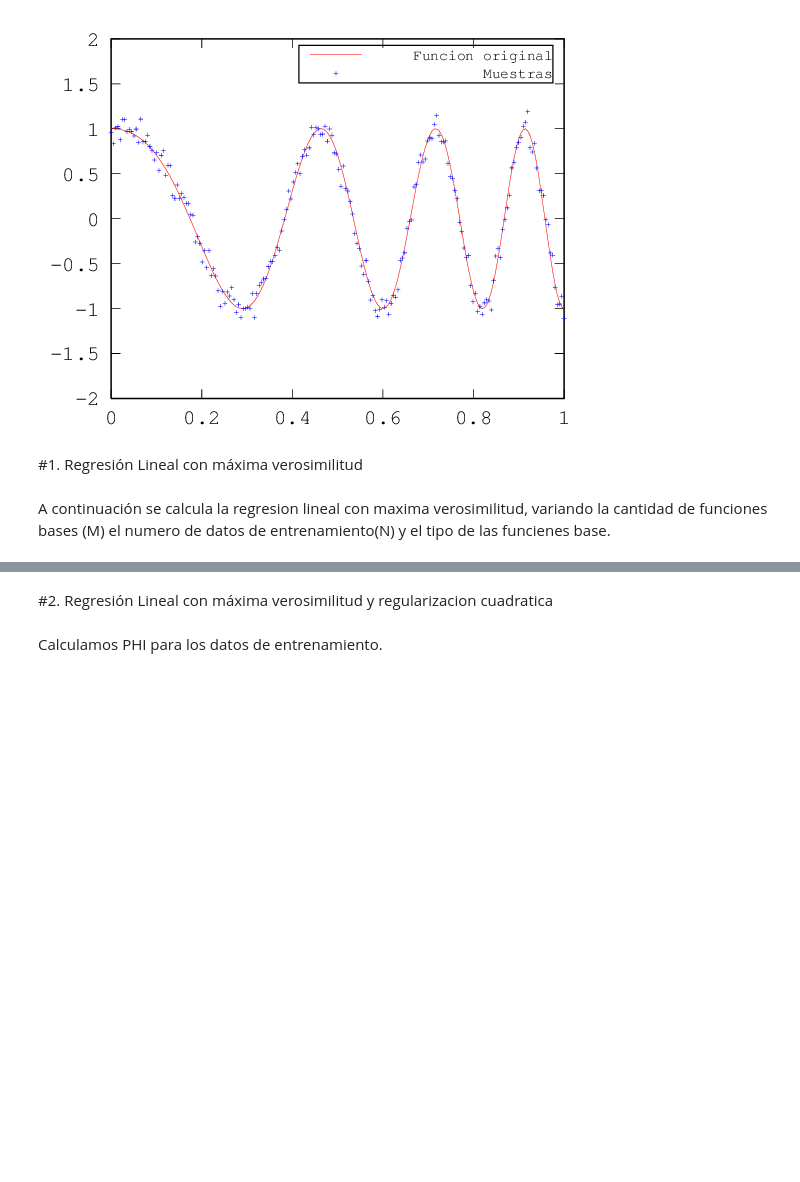
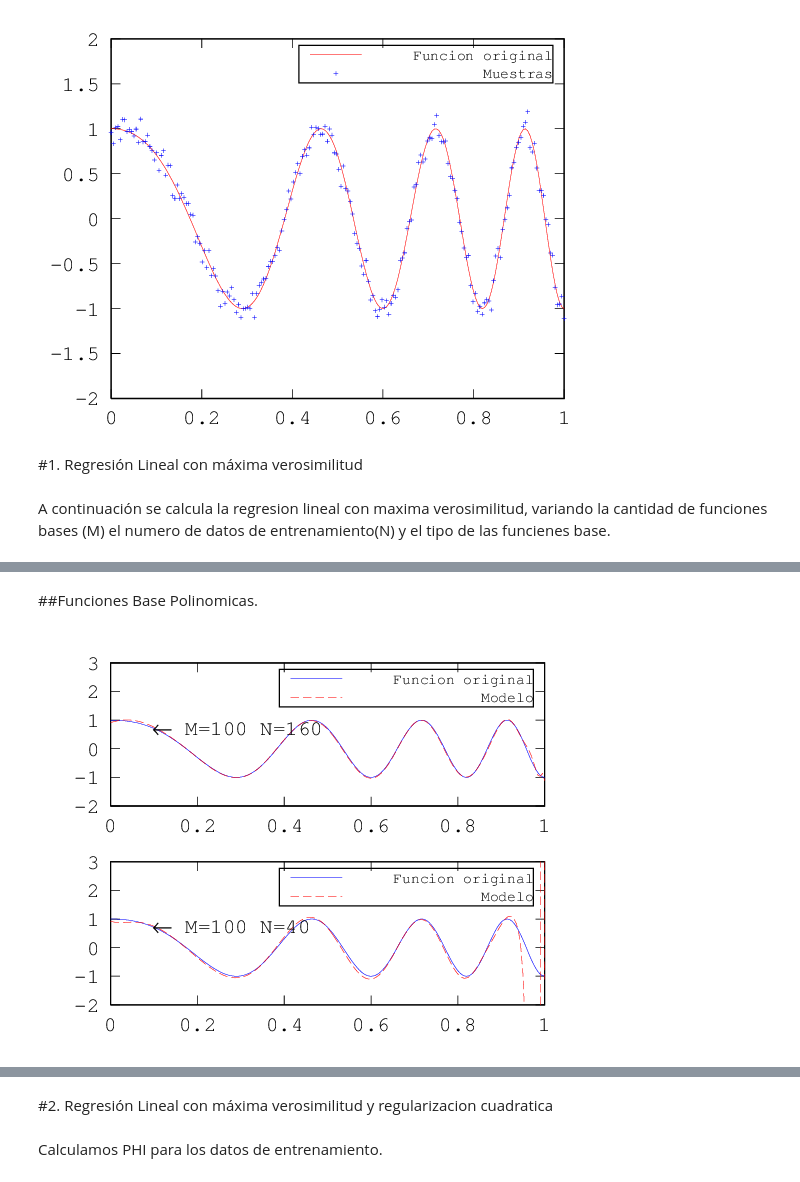
Before and after one commit to anguivego/InformeIA, a Jupyter notebook: lab2/regresion_lineal.ipynb, the cells around one changed output, grey strips where cells are left out. Saved outputs shown, nothing was run; the diff lists cells and outputs as text; code cells hidden in the pictures; blank space fills up the shorter version.

```diff
--- a/lab2/regresion_lineal.ipynb
+++ b/lab2/regresion_lineal.ipynb
@@ -169,0 +207,23 @@ Calculemos la prediccion sobre todo el espacio de entrada y se grafica
+# %% [markdown]
+##Funciones Base Polinomicas.
+# %%
+load('poly_W.mat');
+PHI=genBasisFunction('poly',data.x,size(data.x,1),size(W_min,1))
+subplot(2,1,1)
+plot(data.x, data.y,data.x,PHI*W_min,'r--');
+h_legend=legend('Funcion original','Modelo');
+set(h_legend,'FontSize',7);
+str1 = ['\leftarrow M=' num2str(M_min) ' N=' num2str(N_min)];
+text(data.x(20),data.y(20),str1)
+ylim([-2 3]);
+
+PHI=genBasisFunction('poly',data.x,size(data.x,1),size(W_max,1))
+subplot(2,1,2)
+plot(data.x, data.y,data.x,PHI*W_max,'r--');
+h_legend=legend('Funcion original','Modelo');
+set(h_legend,'FontSize',7);
+str1 = ['\leftarrow M=' num2str(M_max) ' N=' num2str(N_max)];
+text(data.x(20),data.y(20),str1)
+ylim([-2 3]);
+# %% [output]
+[figure, added]
```
Also changed, not shown: parts of 12 cells of this notebook, 5 other files.
